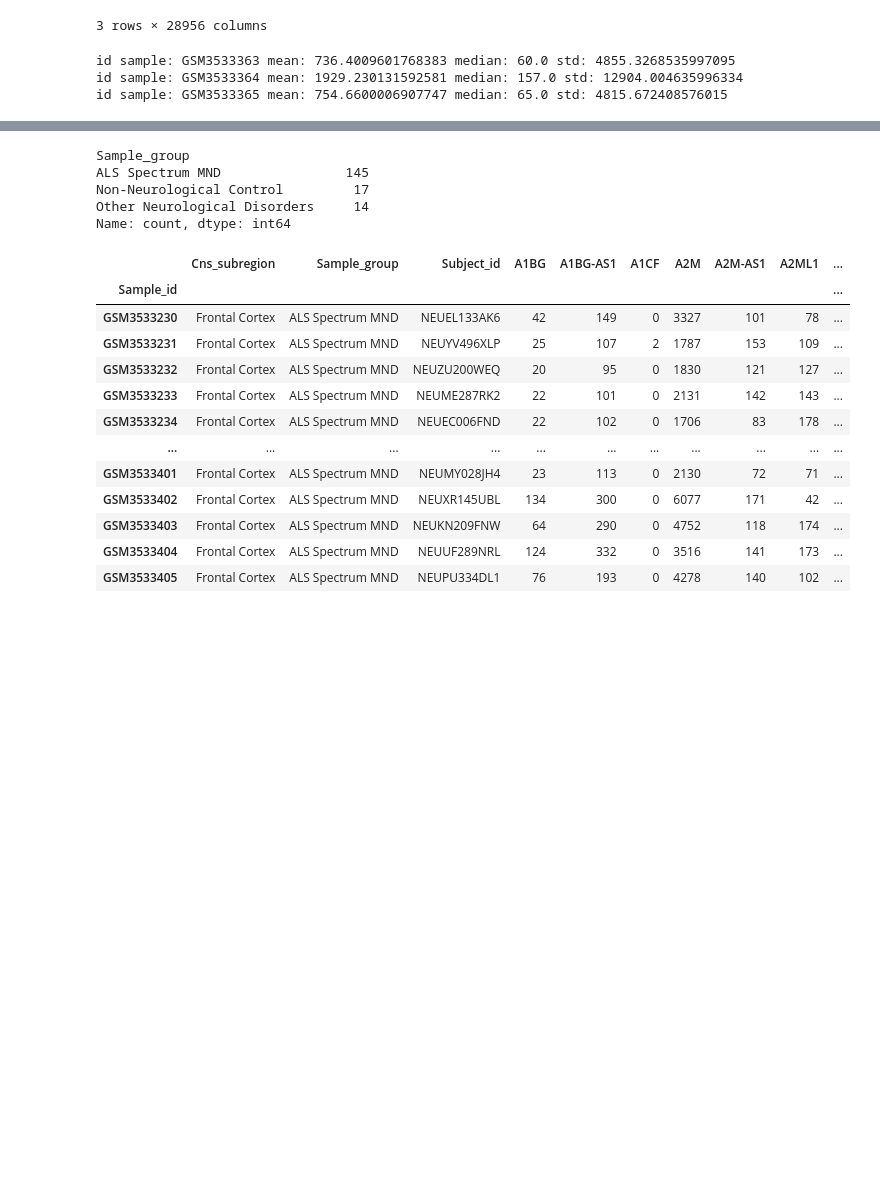
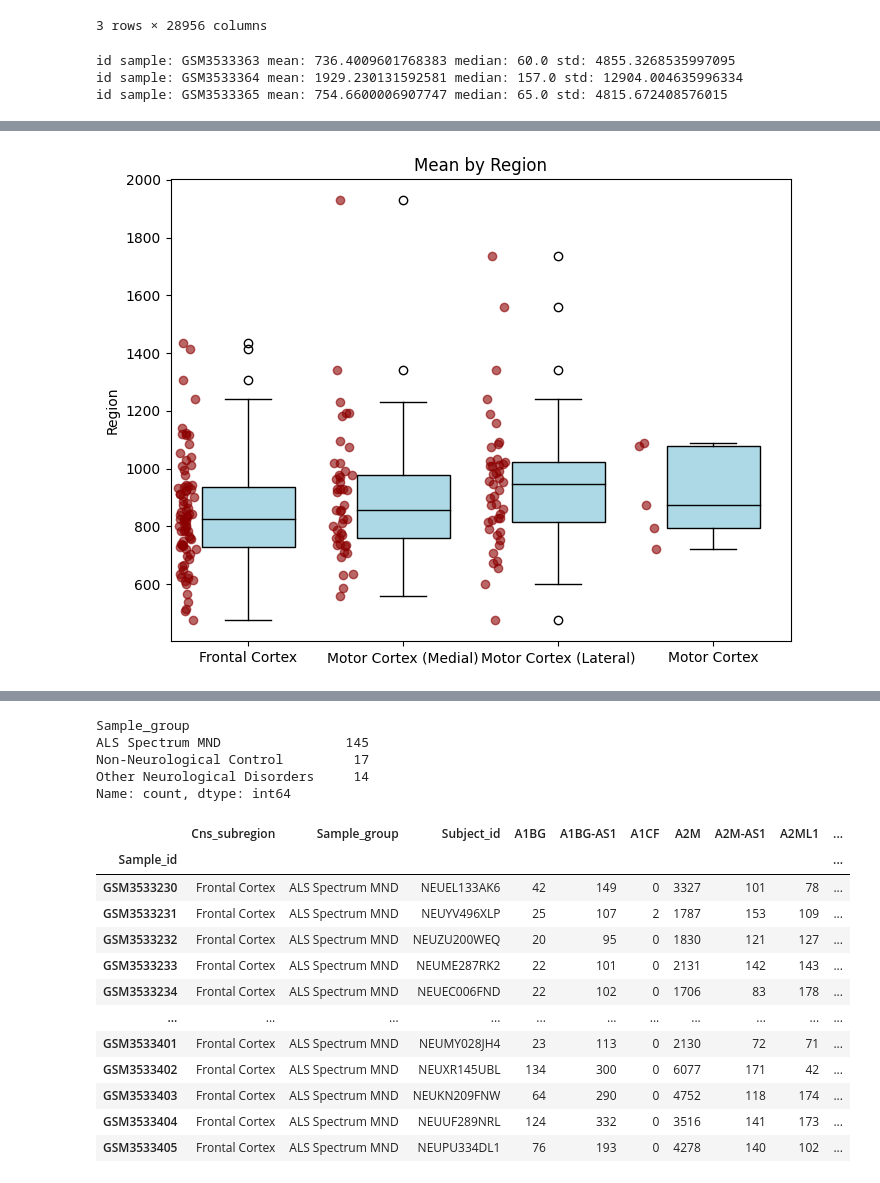
Before and after one commit to lenorabuggenhoudt/BioInfo, a Jupyter notebook: data_extraction.ipynb, the cells around one changed output, grey strips where cells are left out. Drawn from its saved outputs; the diff is of its cells as text; code cells hidden in the pictures; blank space fills up the shorter version.

```diff
--- a/data_extraction.ipynb
+++ b/data_extraction.ipynb
@@ -524,0 +512,6 @@ g = sns.FacetGrid(data, col="time")
+# %%
+data = c_data.get_data_subregion_genes()
+data
+numerical_columns = data.select_dtypes(include=['number'])
+data['mean'] = numerical_columns.mean(axis=1)
+data
@@ -524,0 +538,28 @@ g = sns.FacetGrid(data, col="time")
+# %%
+fig, ax = plt.subplots(figsize=(8,6))
+
+# Extraire les données par groupe
+groups = [data[data['Cns_subregion'] == region]['mean'] for region in data['Cns_subregion'].unique()]
+
+# Tracer le box plot
+box = ax.boxplot(groups, patch_artist=True, widths=0.6,
+                 boxprops=dict(facecolor='lightblue', color='black'),
+                 medianprops=dict(color='black'),
+                 whiskerprops=dict(color='black'),
+                 capprops=dict(color='black'))
+
+# Ajout des points individuels (jitter)
+for i, group in enumerate(groups, 1):
+    x = np.random.normal(i - 0.4, 0.03, size=len(group))  # Ajout d'un léger décalage
+    ax.scatter(x, group, color='darkred', alpha=0.6)
+
+# Ajout des labels
+ax.set_xticks([1, 2, 3, 4])
+ax.set_xticklabels(data['Cns_subregion'].unique())
+ax.set_ylabel('Region')
+ax.set_title('Mean by Region')
+
+# Affichage
+plt.show()
+# %% [output]
+[figure, added]
```
Also changed, not shown: parts of 9 cells of this notebook.
